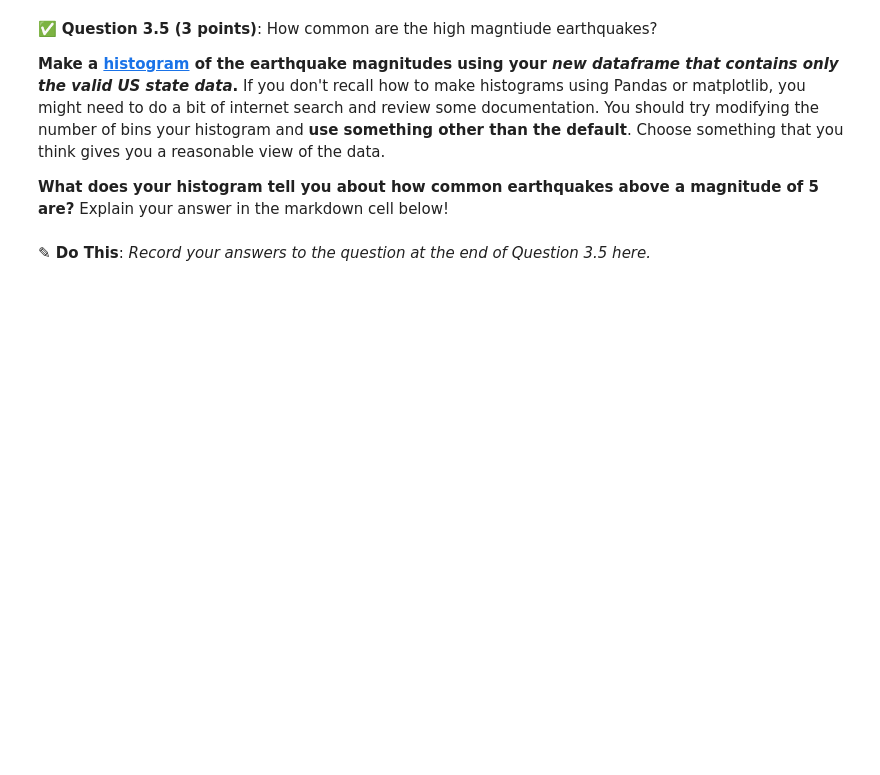
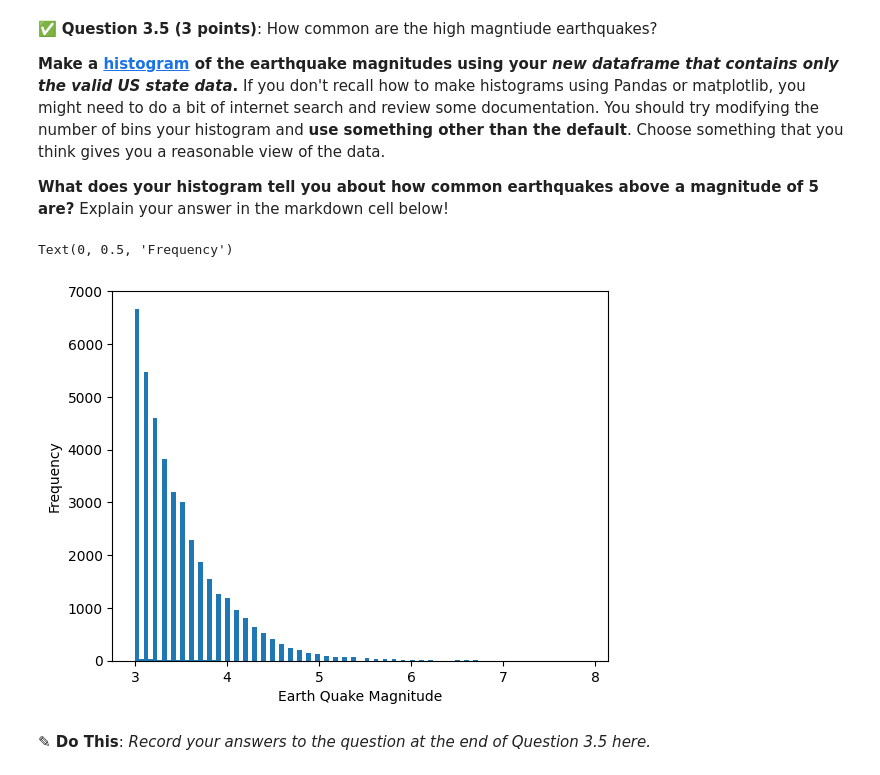
Before and after one commit to MrBay39/CMSE202-S-26-TurnIn, a Jupyter notebook: hw-01/HW-01_GitPracticeDebuggingPythonPackagesAndClasses-Goller_Steven.ipynb, the cells around one changed output. Cells and saved outputs as stored; diff of their text form; code cells hidden in the pictures; blank space fills up the shorter version.

```diff
--- a/hw-01/HW-01_GitPracticeDebuggingPythonPackagesAndClasses-Goller_Steven.ipynb
+++ b/hw-01/HW-01_GitPracticeDebuggingPythonPackagesAndClasses-Goller_Steven.ipynb
@@ -319,0 +385,17 @@ Does the resulting plot meet your expectations? Is there anything that surprises
+# %%
+### Put your code here
+import matplotlib.pyplot as plt
+import pandas as pd
+
+earthQuakeDf = pd.read_csv("earthquake_states.csv")
+
+earthQuakeDf.head()
+
+x = earthQuakeDf["longitude"]
+y = earthQuakeDf["latitude"]
+
+plt.scatter(x,y, s = 1, color = 'purple')
+plt.xlabel("Longitude")
+plt.ylabel("Latitude")
+plt.axis('equal')
+# # plt.show()
@@ -326,3 +415,6 @@ Does the resulting plot meet your expectations? Is there anything that surprises
 **Use this function to create a new dataframe that only contains the rows with a valid entry in the `state` column.**
 # %%
 ### Put your code here
+earthquakeDF = earthQuakeDf[earthQuakeDf["state"].notna()]
+
+earthquakeDF.head()
@@ -337,3 +434,14 @@ Does the resulting plot meet your expectations? Is there anything that surprises
+# %%
+### Put your code here
+# plt.hist(earthquakeDF["mag"], bins = 10)
+plt.hist(earthquakeDF["mag"], bins = 100)
+
+plt.xlabel("Earth Quake Magnitude")
+plt.ylabel("Frequency")
+# plt.axis('equal')
+# %% [output]
+Text(0, 0.5, 'Frequency')
+[figure, added]
 # %% [markdown]
 **<font size=+3>&#9998;</font> Do This**: *Record your answers to the question at the end of Question 3.5 here.*
 # %% [markdown]
```
Also changed, not shown: parts of 24 cells of this notebook.
